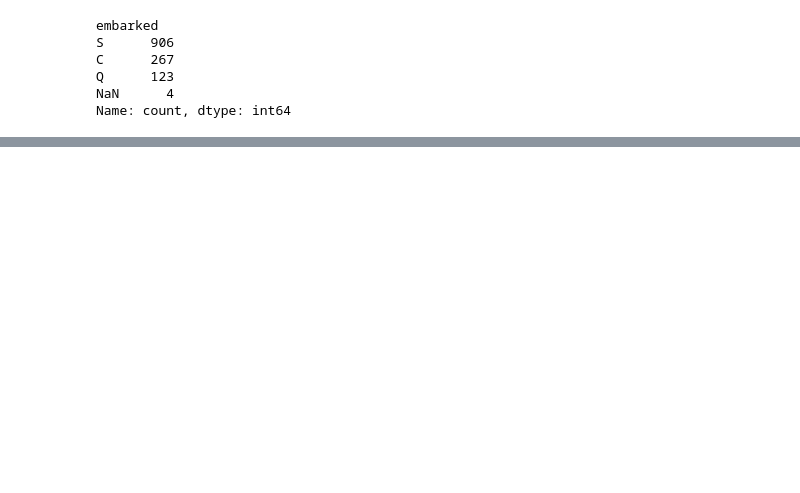
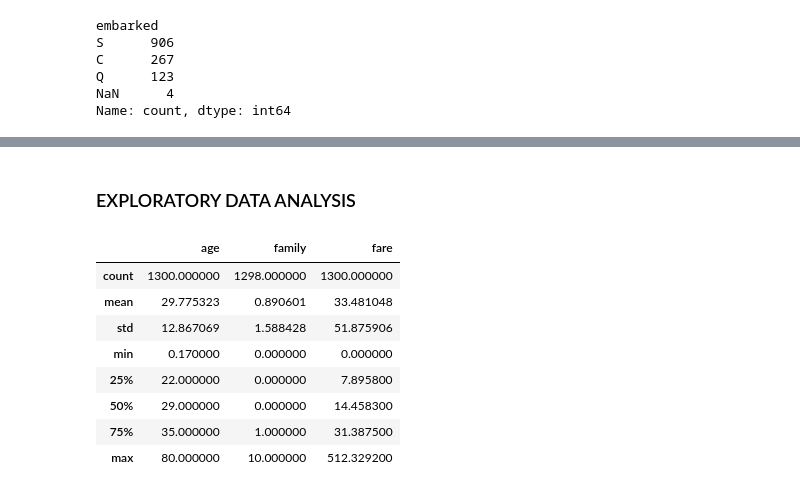
Before and after one commit to DataFlowDevs/Titanic_Survival_Prediction_Analysis, a Jupyter notebook: titanic_lab.ipynb, the cells around one changed output, grey strips where cells are left out. Saved outputs shown, nothing was run; the diff lists cells and outputs as text; code cells hidden in the pictures; blank space fills up the shorter version.

```diff
--- a/titanic_lab.ipynb
+++ b/titanic_lab.ipynb
@@ -141,0 +153,14 @@ Name: count, dtype: int64
+# %% [markdown]
+### EXPLORATORY DATA ANALYSIS
+# %%
+the_titanic_df.describe()
+# %% [output]
+|  | age | family | fare |
+| count | 1300.000000 | 1298.000000 | 1300.000000 |
+| mean | 29.775323 | 0.890601 | 33.481048 |
+| std | 12.867069 | 1.588428 | 51.875906 |
+| min | 0.170000 | 0.000000 | 0.000000 |
+| 25% | 22.000000 | 0.000000 | 7.895800 |
+| 50% | 29.000000 | 0.000000 | 14.458300 |
+| 75% | 35.000000 | 1.000000 | 31.387500 |
+| max | 80.000000 | 10.000000 | 512.329200 |
```
Also changed, not shown: parts of 12 cells of this notebook, 3 other files.
